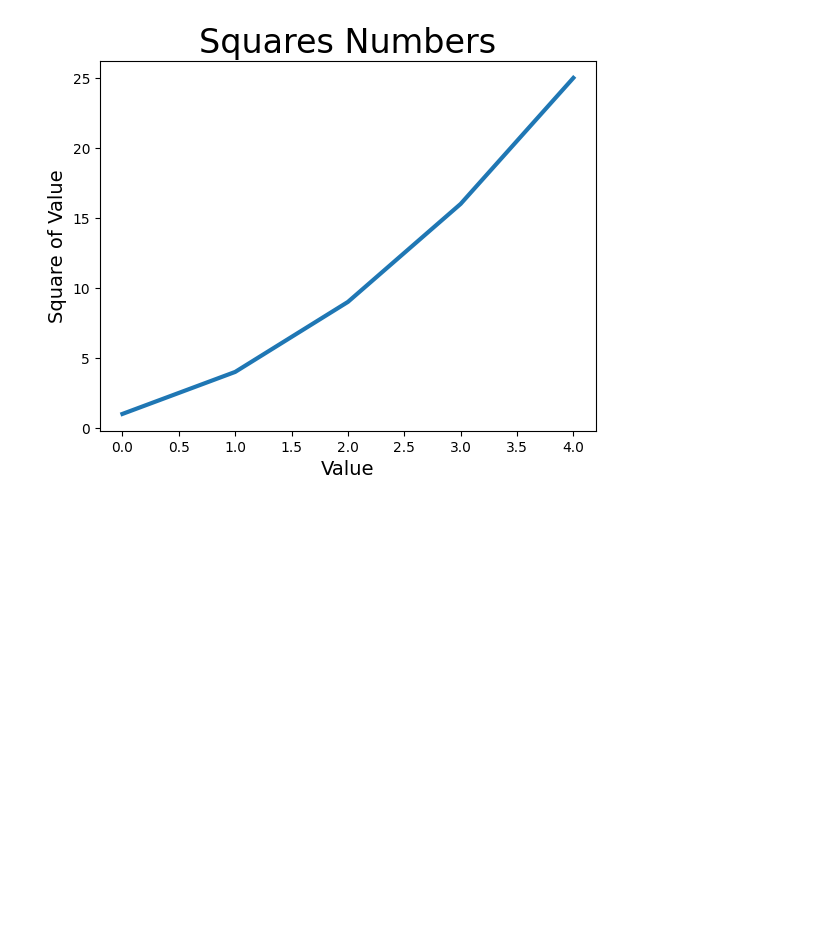
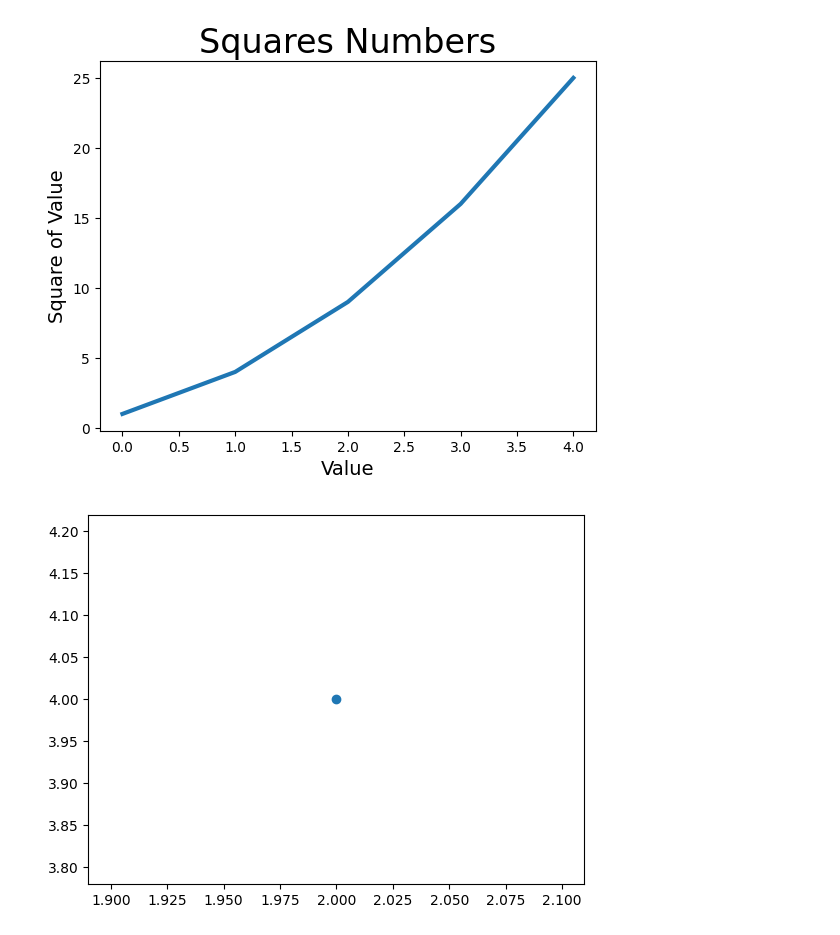
Before and after one commit to airlioner/data_analytics, a Jupyter notebook: Untitled0.ipynb, the cells around one changed output. Saved outputs shown, nothing was run; the diff lists cells and outputs as text; code cells hidden in the pictures; blank space fills up the shorter version.

```diff
--- a/Untitled0.ipynb
+++ b/Untitled0.ipynb
@@ -14,3 +14,11 @@ plt.show
 # %% [output]
 <function matplotlib.pyplot.show(close=None, block=None)>
 [figure]
+# %%
+f
+ig, ax = plt.subplots()
+ax.scatter(2,4)
+
+plt.show()
+# %% [output]
+[figure, added]
```
Also changed, not shown: parts of 2 cells of this notebook.
